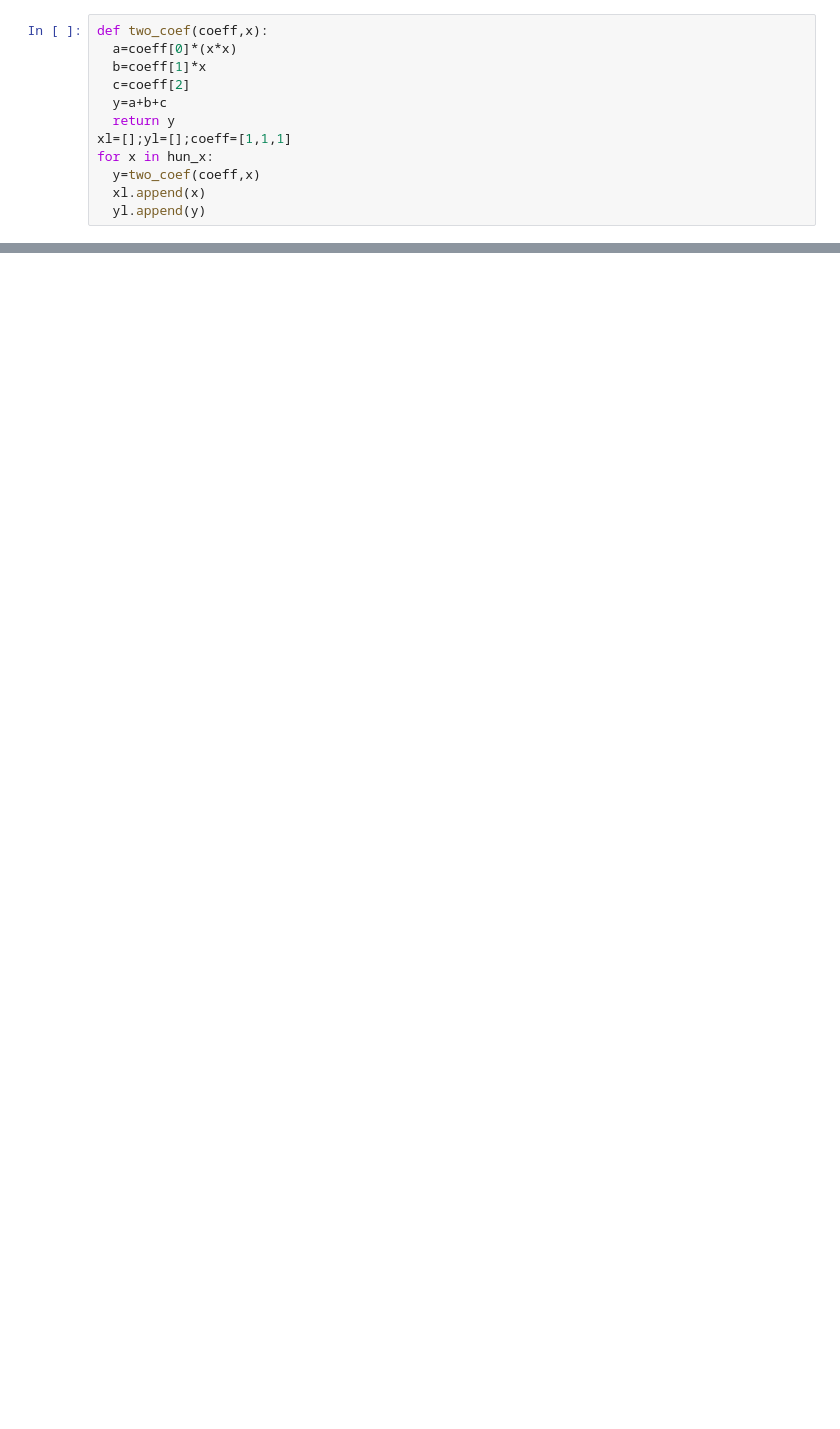
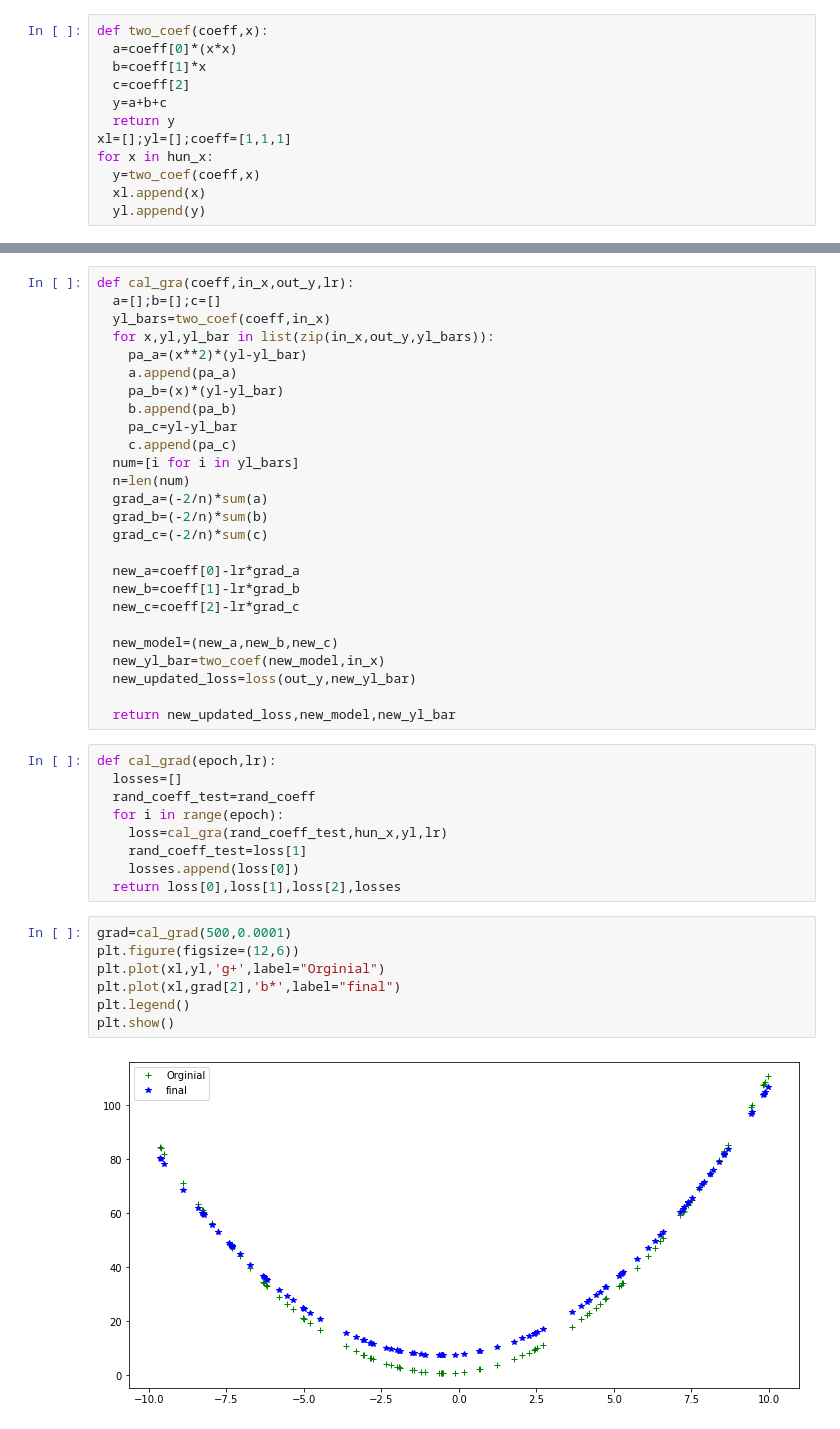
Before and after one commit to 2003DEE/DEEPAK_FMML, a Jupyter notebook: gradient descent.ipynb, the cells around one changed output, grey strips where cells are left out. Drawn from its saved outputs; the diff is of its cells as text; blank space fills up the shorter version.

```diff
--- a/gradient descent.ipynb
+++ b/gradient descent.ipynb
@@ -65,0 +109,44 @@ ini_mse
+# %%
+def cal_gra(coeff,in_x,out_y,lr):
+  a=[];b=[];c=[]
+  yl_bars=two_coef(coeff,in_x)
+  for x,yl,yl_bar in list(zip(in_x,out_y,yl_bars)):
+    pa_a=(x**2)*(yl-yl_bar)
+    a.append(pa_a)
+    pa_b=(x)*(yl-yl_bar)
+    b.append(pa_b)
+    pa_c=yl-yl_bar
+    c.append(pa_c)
+  num=[i for i in yl_bars]
+  n=len(num)
+  grad_a=(-2/n)*sum(a)
+  grad_b=(-2/n)*sum(b)
+  grad_c=(-2/n)*sum(c)
+
+  new_a=coeff[0]-lr*grad_a
+  new_b=coeff[1]-lr*grad_b
+  new_c=coeff[2]-lr*grad_c
+
+  new_model=(new_a,new_b,new_c)
+  new_yl_bar=two_coef(new_model,in_x)
+  new_updated_loss=loss(out_y,new_yl_bar)
+
+  return new_updated_loss,new_model,new_yl_bar
+# %%
+def cal_grad(epoch,lr):
+  losses=[]
+  rand_coeff_test=rand_coeff
+  for i in range(epoch):
+    loss=cal_gra(rand_coeff_test,hun_x,yl,lr)
+    rand_coeff_test=loss[1]
+    losses.append(loss[0])
+  return loss[0],loss[1],loss[2],losses
+# %%
+grad=cal_grad(500,0.0001)
+plt.figure(figsize=(12,6))
+plt.plot(xl,yl,'g+',label="Orginial")
+plt.plot(xl,grad[2],'b*',label="final")
+plt.legend()
+plt.show()
+# %% [output]
+[figure, added]
```
Also changed, not shown: parts of 7 cells of this notebook.
